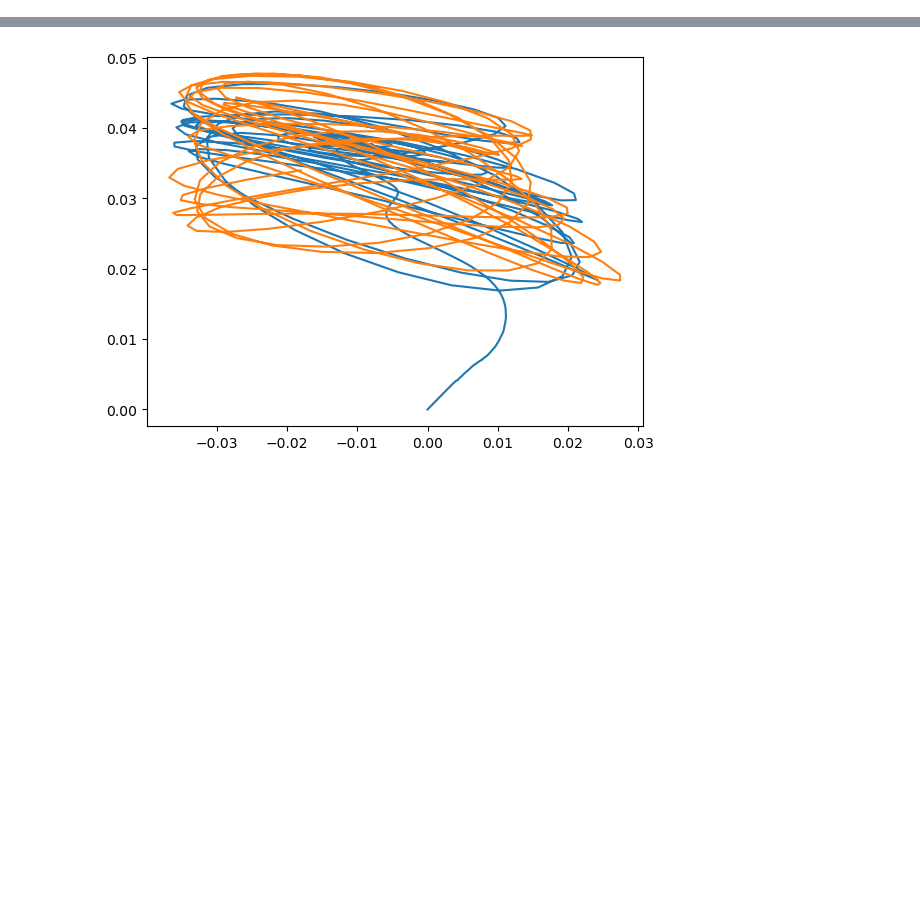
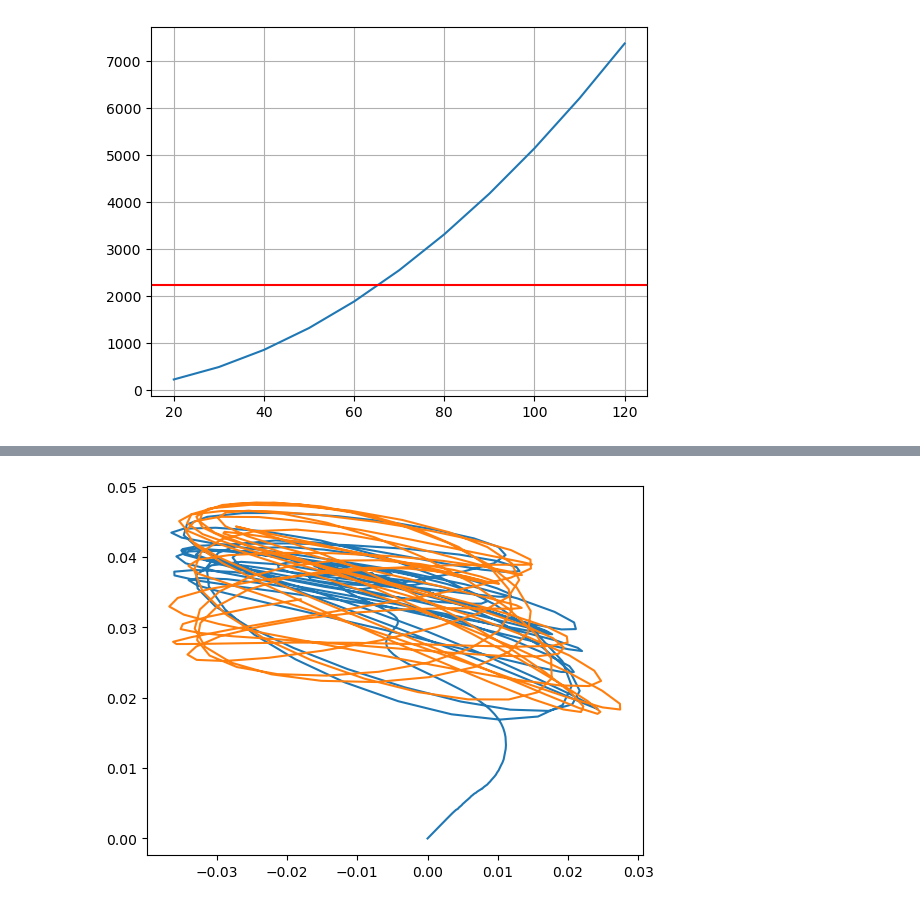
Before and after one commit to FsiROM/DoubleFlap, a Jupyter notebook: ROMs/Generating_rom_models.ipynb, the cells around one changed output, grey strips where cells are left out. Cells and saved outputs as stored; diff of their text form; code cells hidden in the pictures; blank space fills up the shorter version.

```diff
--- a/ROMs/Generating_rom_models.ipynb
+++ b/ROMs/Generating_rom_models.ipynb
@@ -132,0 +194,11 @@ rom_model.store_last_result()
+# %%
+from scipy.special import binom
+ms = np.arange(20, 130, 10)
+res = []
+for i in range(len(ms)):
+    res.append(binom(2+ms[i],ms[i]))
+plt.plot(ms, res);
+plt.grid();
+plt.axhline(2239, color = 'red');
+# %% [output]
+[figure, added]
```
Also changed, not shown: parts of 31 cells of this notebook, 2 other files.
